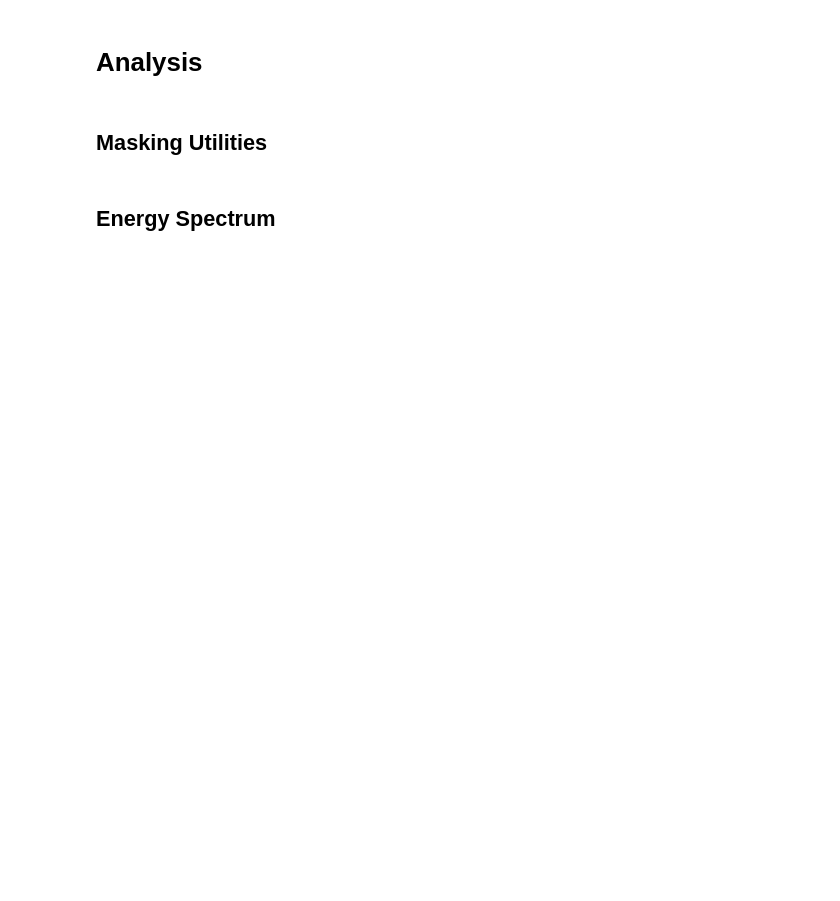
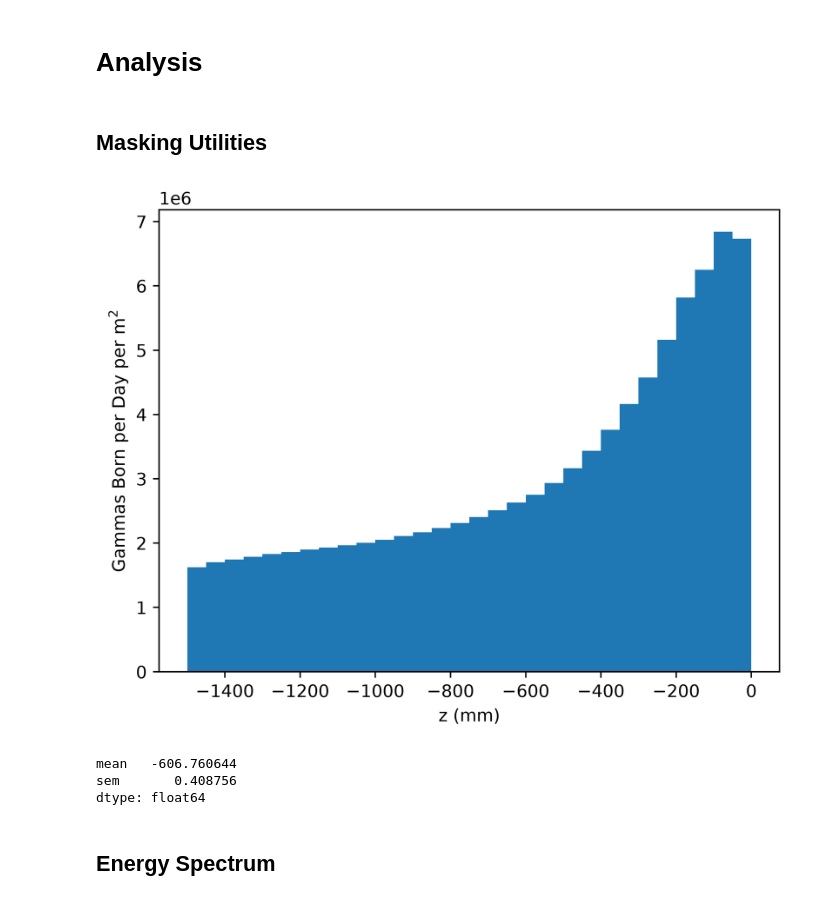
Before and after one commit to Jude-E-dev/Carbon-ASC-Repo, a Jupyter notebook: analysis/analyse-character.ipynb, the cells around one changed output. Cells and saved outputs as stored; diff of their text form; code cells hidden in the pictures; blank space fills up the shorter version.

Commit message:
Update analysis notebooks for v4 results
Character, transport and pulses notebooks adapted to the v4 campaign
output (per-record weights, batch MC errors), executed with outputs.

```diff
--- a/analysis/analyse-character.ipynb
+++ b/analysis/analyse-character.ipynb
@@ -27,16 +27,19 @@ def plot_with_peaks(
     text_size=5,
     divide=1.0,
     rng_weight=0.0,
+    weights=None,  # V4: per-record weights (a list of them when stacked)
+    ylabel="Gammas Born per Day per m$^2$",  # V4 units
 ):
     if not stacked:
         signals = [data]
     else:
         signals = data
 
+    weight_list = weights if (stacked and weights is not None) else [weights] * len(signals)
     bottom = np.zeros(n_bins)
 
-    for signal in signals:
-        counts, bins = np.histogram(signal, bins=n_bins, density=False, range=bin_range)
+    for signal, w in zip(signals, weight_list):
+        counts, bins = np.histogram(signal, bins=n_bins, density=False, range=bin_range, weights=w)
         counts = counts / divide
         if savgol_window is not None:
             background = savgol_filter(counts, window_length=savgol_window, polyorder=3)
@@ -80,7 +83,7 @@ def plot_with_peaks(
                 )
 
     plt.xlabel(xlabel)
-    plt.ylabel("Count per Day")
+    plt.ylabel(ylabel)
     # plt.ylim(ylims)
     plt.title(title)
     if legend is not None:
@@ -142,5 +204,7 @@ def load_raw(path):
 # %%
-df = load_csv("finals/big-info.csv")
-exposure = 0.0155408565 #days
-# exposure = 1 # days
+# df = load_csv("finals/big-info.csv")
+# exposure = 0.0155408565 #days
+RUN = "chromosol"  # V4 central Chromosol; any reduced run id works (e.g. "dermosol", "chromosol_soc_x4")
+df = load_v4_production(RUN)
+exposure = 1  # days; V4 weights are already per day
 df
@@ -175,7 +257,15 @@ source_counts, source_names = zip(*sorted(zip(source_counts, source_names))[::-1
 # %%
-plot_with_peaks(df["z"], n_bins=512)
+plot_with_peaks(df["z"], n_bins=30, weights=df["w"], bin_range=(-1500, 0), xlabel="z (mm)")  # V4: 5 cm depth bins
+# %% [output]
+[figure, added]
 # %%
-df[include_processes(["", "neutronInelastic"])]["z"].agg(["mean", "sem"])
+# df[include_processes(["", "neutronInelastic"])]["z"].agg(["mean", "sem"])
+inelastic = df["creator"].astype(str).str.startswith("inelastic")  # V4: inelastic reactions on any nucleus
+weighted_stats(df[inelastic]["z"], df[inelastic])[["mean", "sem"]]
+# %% [output]
+mean   -606.760644
+sem       0.408756
+dtype: float64
 # %% [markdown]
 ## Energy Spectrum
 # %%
```
Also changed, not shown: parts of 34 cells of this notebook, 2 other files.
